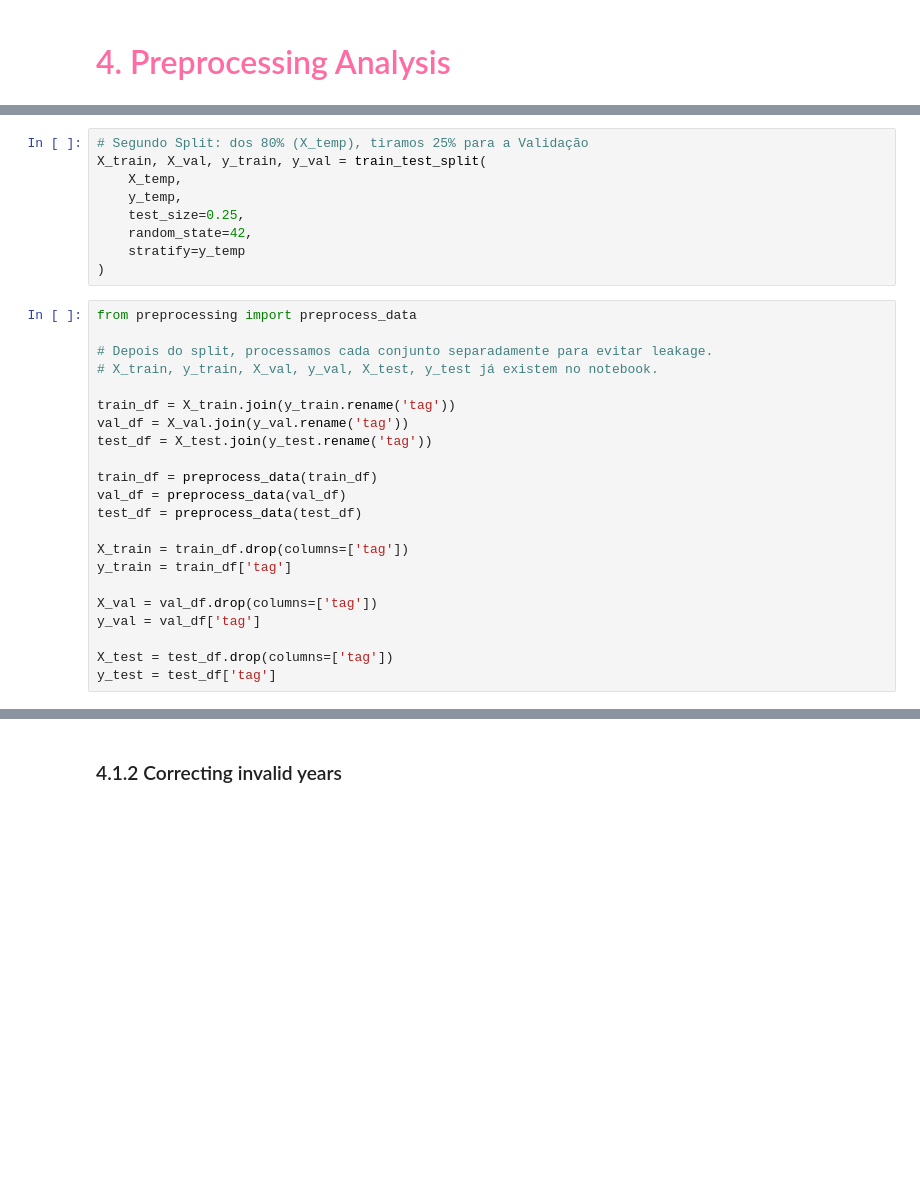
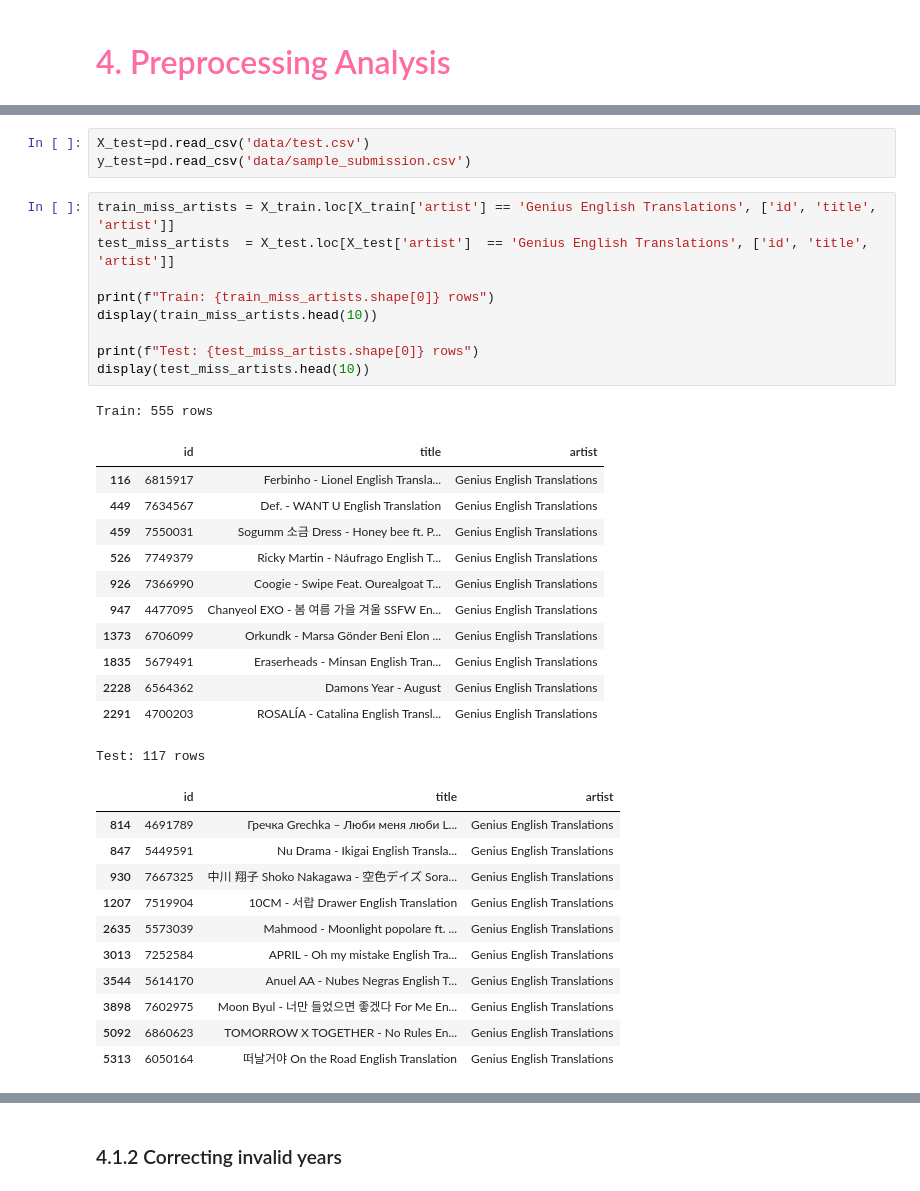
Before and after one commit to jnfpm/Text-Mining-, a Jupyter notebook: EDA.ipynb, the cells around one changed output, grey strips where cells are left out. Saved outputs shown, nothing was run; the diff lists cells and outputs as text; blank space fills up the shorter version.

```diff
--- a/EDA.ipynb
+++ b/EDA.ipynb
@@ -790,31 +795,0 @@ X_temp, X_test, y_temp, y_test = train_test_split(
-# %%
-# Segundo Split: dos 80% (X_temp), tiramos 25% para a Validação
-X_train, X_val, y_train, y_val = train_test_split(
-    X_temp,
-    y_temp,
-    test_size=0.25,
-    random_state=42,
-    stratify=y_temp
-)
-# %%
-from preprocessing import preprocess_data
-
-# Depois do split, processamos cada conjunto separadamente para evitar leakage.
-# X_train, y_train, X_val, y_val, X_test, y_test já existem no notebook.
-
-train_df = X_train.join(y_train.rename('tag'))
-val_df = X_val.join(y_val.rename('tag'))
-test_df = X_test.join(y_test.rename('tag'))
-
-train_df = preprocess_data(train_df)
-val_df = preprocess_data(val_df)
-test_df = preprocess_data(test_df)
-
-X_train = train_df.drop(columns=['tag'])
-y_train = train_df['tag']
-
-X_val = val_df.drop(columns=['tag'])
-y_val = val_df['tag']
-
-X_test = test_df.drop(columns=['tag'])
-y_test = test_df['tag']
@@ -843,0 +796,37 @@ for split_df in (train_df, val_df, test_df):
+# %%
+X_test=pd.read_csv('data/test.csv')
+y_test=pd.read_csv('data/sample_submission.csv')
+# %%
+train_miss_artists = X_train.loc[X_train['artist'] == 'Genius English Translations', ['id', 'title', 'artist']]
+test_miss_artists  = X_test.loc[X_test['artist']  == 'Genius English Translations', ['id', 'title', 'artist']]
+
+print(f"Train: {train_miss_artists.shape[0]} rows")
+display(train_miss_artists.head(10))
+
+print(f"Test: {test_miss_artists.shape[0]} rows")
+display(test_miss_artists.head(10))
+# %% [output]
+Train: 555 rows
+|  | id | title | artist |
+| 116 | 6815917 | Ferbinho - Lionel English Transla... | Genius English Translations |
+| 449 | 7634567 | Def. - WANT U English Translation | Genius English Translations |
+| 459 | 7550031 | Sogumm 소금 Dress - Honey bee ft. P... | Genius English Translations |
+| 526 | 7749379 | Ricky Martin - Náufrago English T... | Genius English Translations |
+| 926 | 7366990 | Coogie - Swipe Feat. Ourealgoat T... | Genius English Translations |
+| 947 | 4477095 | Chanyeol EXO - 봄 여름 가을 겨울 SSFW En... | Genius English Translations |
+| 1373 | 6706099 | Orkundk - Marsa Gönder Beni Elon ... | Genius English Translations |
+| 1835 | 5679491 | Eraserheads - Minsan English Tran... | Genius English Translations |
+| 2228 | 6564362 | Damons Year - August | Genius English Translations |
+| 2291 | 4700203 | ROSALÍA - Catalina English Transl... | Genius English Translations |
+Test: 117 rows
+|  | id | title | artist |
+| 814 | 4691789 | Гречка Grechka – Люби меня люби L... | Genius English Translations |
+| 847 | 5449591 | Nu Drama - Ikigai English Transla... | Genius English Translations |
+| 930 | 7667325 | 中川 翔子 Shoko Nakagawa - 空色デイズ Sora... | Genius English Translations |
+| 1207 | 7519904 | 10CM - 서랍 Drawer English Translation | Genius English Translations |
+| 2635 | 5573039 | Mahmood - Moonlight popolare ft. ... | Genius English Translations |
+| 3013 | 7252584 | APRIL - Oh my mistake English Tra... | Genius English Translations |
+| 3544 | 5614170 | Anuel AA - Nubes Negras English T... | Genius English Translations |
+| 3898 | 7602975 | Moon Byul - 너만 들었으면 좋겠다 For Me En... | Genius English Translations |
+| 5092 | 6860623 | TOMORROW X TOGETHER - No Rules En... | Genius English Translations |
+| 5313 | 6050164 | 떠날거야 On the Road English Translation | Genius English Translations |
```
Also changed, not shown: parts of 28 cells of this notebook, 3 other files.
